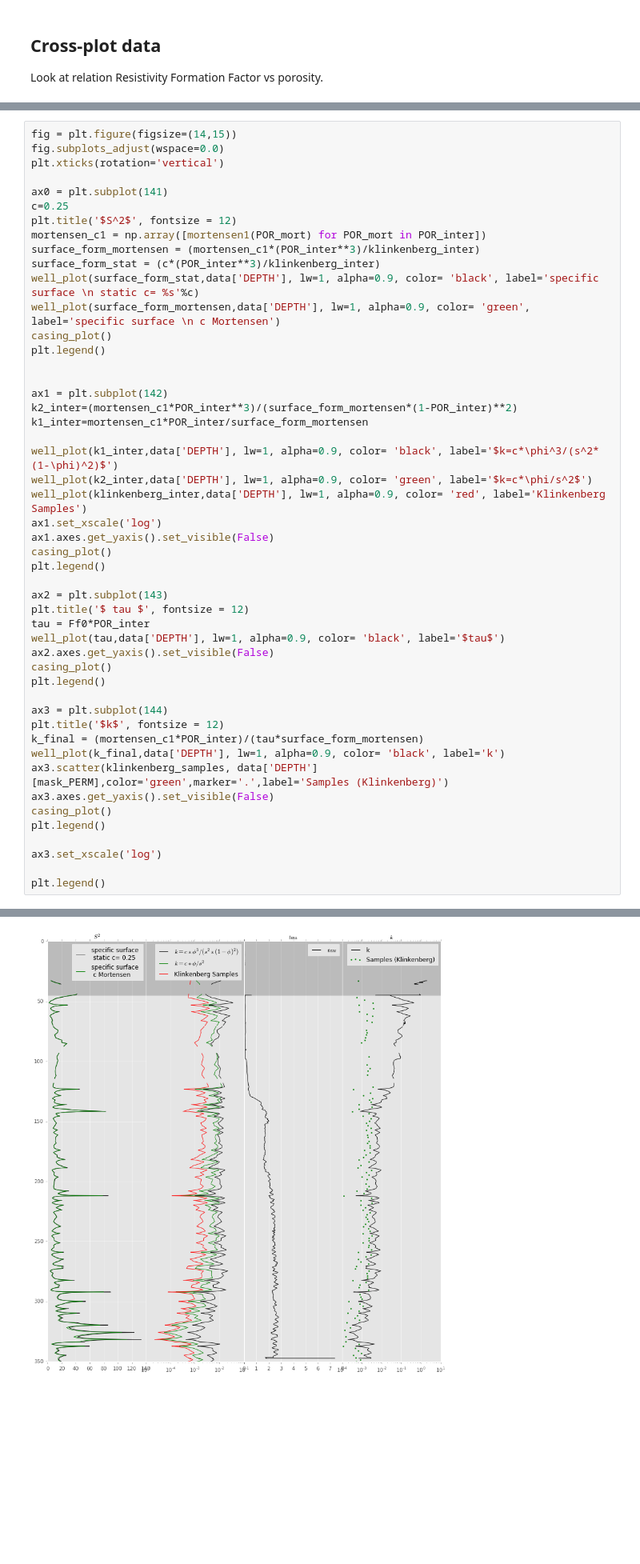
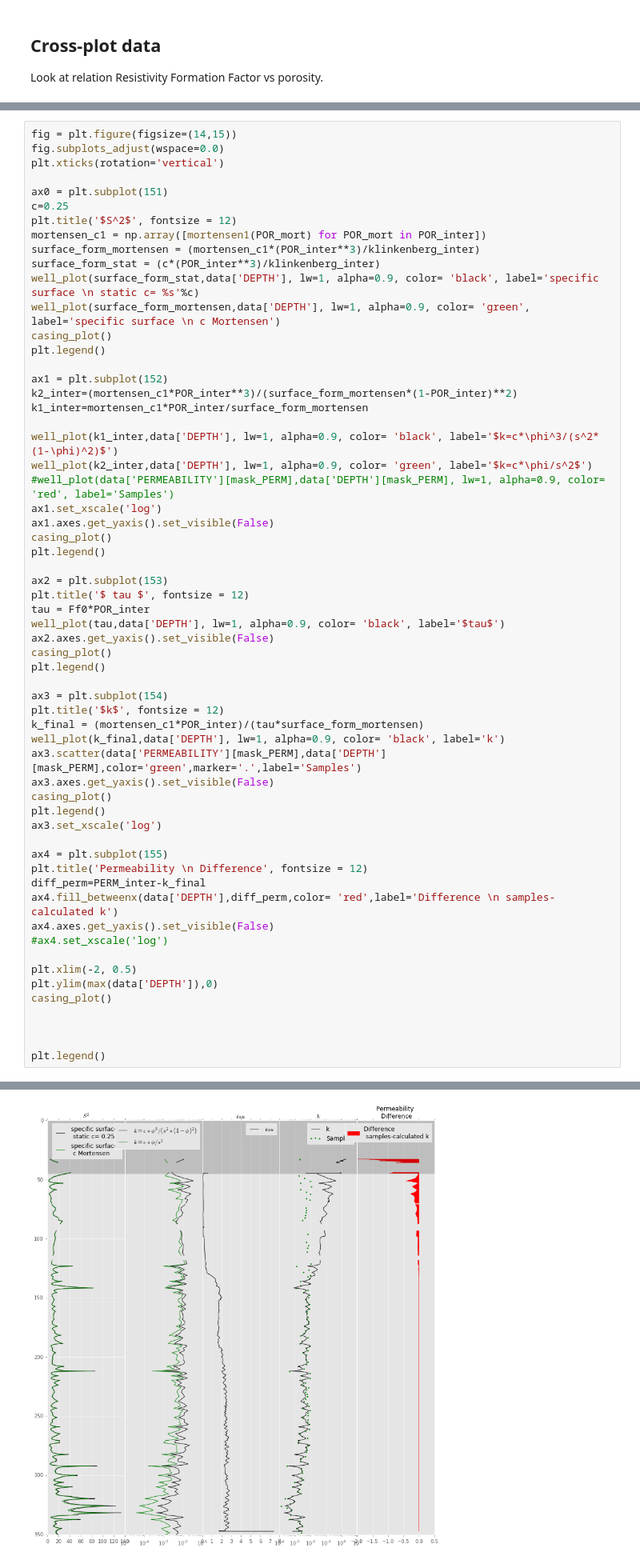
Before and after one commit to TobbeTripitaka/Dalbyover, a Jupyter notebook: Dalbyover sonic log.ipynb, the cells around one changed output, grey strips where cells are left out. Shown at 80% size. Cells and saved outputs as stored; diff of their text form; blank space fills up the shorter version.

```diff
--- a/Dalbyover sonic log.ipynb
+++ b/Dalbyover sonic log.ipynb
@@ -790,7 +809,7 @@ fig = plt.figure(figsize=(14,15))
 fig.subplots_adjust(wspace=0.0)
 plt.xticks(rotation='vertical')
 
-ax0 = plt.subplot(141)
+ax0 = plt.subplot(151)
 c=0.25
 plt.title('$S^2$', fontsize = 12)
 mortensen_c1 = np.array([mortensen1(POR_mort) for POR_mort in POR_inter])
@@ -801,39 +820,50 @@ well_plot(surface_form_mortensen,data['DEPTH'], lw=1, alpha=0.9, color= 'green',
 casing_plot()
 plt.legend()
 
-
-ax1 = plt.subplot(142)
+ax1 = plt.subplot(152)
 k2_inter=(mortensen_c1*POR_inter**3)/(surface_form_mortensen*(1-POR_inter)**2)
 k1_inter=mortensen_c1*POR_inter/surface_form_mortensen
 
 well_plot(k1_inter,data['DEPTH'], lw=1, alpha=0.9, color= 'black', label='$k=c*\phi^3/(s^2*(1-\phi)^2)$')
 well_plot(k2_inter,data['DEPTH'], lw=1, alpha=0.9, color= 'green', label='$k=c*\phi/s^2$')
-well_plot(klinkenberg_inter,data['DEPTH'], lw=1, alpha=0.9, color= 'red', label='Klinkenberg Samples')
+#well_plot(data['PERMEABILITY'][mask_PERM],data['DEPTH'][mask_PERM], lw=1, alpha=0.9, color= 'red', label='Samples')
 ax1.set_xscale('log')
 ax1.axes.get_yaxis().set_visible(False)
 casing_plot()
 plt.legend()
 
-ax2 = plt.subplot(143)
+ax2 = plt.subplot(153)
 plt.title('$ tau $', fontsize = 12)
 tau = Ff0*POR_inter
 well_plot(tau,data['DEPTH'], lw=1, alpha=0.9, color= 'black', label='$tau$')
 ax2.axes.get_yaxis().set_visible(False)
 casing_plot()
 plt.legend()
 
-ax3 = plt.subplot(144)
+ax3 = plt.subplot(154)
 plt.title('$k$', fontsize = 12)
 k_final = (mortensen_c1*POR_inter)/(tau*surface_form_mortensen)
 well_plot(k_final,data['DEPTH'], lw=1, alpha=0.9, color= 'black', label='k')
-ax3.scatter(klinkenberg_samples, data['DEPTH'][mask_PERM],color='green',marker='.',label='Samples (Klinkenberg)')
+ax3.scatter(data['PERMEABILITY'][mask_PERM],data['DEPTH'][mask_PERM],color='green',marker='.',label='Samples')
 ax3.axes.get_yaxis().set_visible(False)
 casing_plot()
 plt.legend()
-
 ax3.set_xscale('log')
 
+ax4 = plt.subplot(155)
+plt.title('Permeability \n Difference', fontsize = 12)
+diff_perm=PERM_inter-k_final
+ax4.fill_betweenx(data['DEPTH'],diff_perm,color= 'red',label='Difference \n samples-calculated k')
+ax4.axes.get_yaxis().set_visible(False)
+#ax4.set_xscale('log')
+
+plt.xlim(-2, 0.5)
+plt.ylim(max(data['DEPTH']),0)
+casing_plot()
+
+
+
 plt.legend()
 # %% [output]
 <matplotlib.legend.Legend at 0x...>
-[figure, old version]
+[figure, new version]
```
Also changed, not shown: parts of 15 cells of this notebook.
